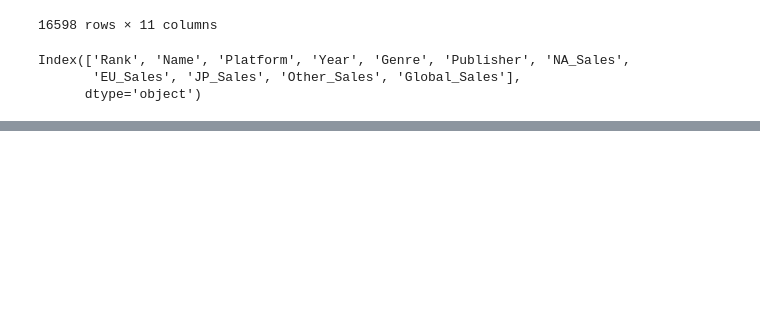
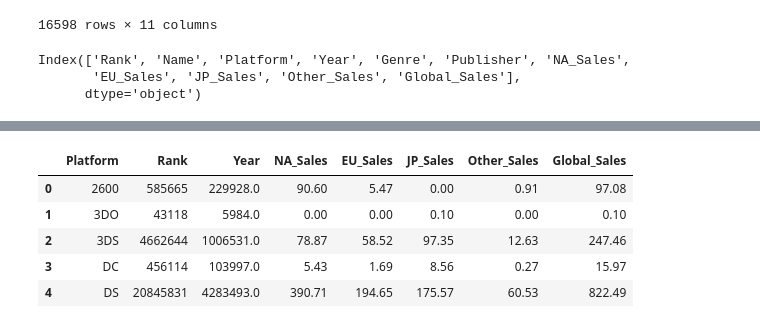
Before and after one commit to henriquecarvalho-maker/Gaming-Search, a Jupyter notebook: gaming_search.ipynb, the cells around one changed output, grey strips where cells are left out. Saved outputs shown, nothing was run; the diff lists cells and outputs as text; code cells hidden in the pictures; blank space fills up the shorter version.

```diff
--- a/gaming_search.ipynb
+++ b/gaming_search.ipynb
@@ -31,0 +98,10 @@ Index(['Rank', 'Name', 'Platform', 'Year', 'Genre', 'Publisher', 'NA_Sales',
+# %%
+data_by_platform = data.groupby(by='Platform', axis=0, as_index=False).sum(numeric_only=True)
+data_by_platform.head()
+# %% [output]
+|  | Platform | Rank | Year | NA_Sales | EU_Sales | JP_Sales | Other_Sales | Global_Sales |
+| 0 | 2600 | 585665 | 229928.0 | 90.60 | 5.47 | 0.00 | 0.91 | 97.08 |
+| 1 | 3DO | 43118 | 5984.0 | 0.00 | 0.00 | 0.10 | 0.00 | 0.10 |
+| 2 | 3DS | 4662644 | 1006531.0 | 78.87 | 58.52 | 97.35 | 12.63 | 247.46 |
+| 3 | DC | 456114 | 103997.0 | 5.43 | 1.69 | 8.56 | 0.27 | 15.97 |
+| 4 | DS | 20845831 | 4283493.0 | 390.71 | 194.65 | 175.57 | 60.53 | 822.49 |
```
Also changed, not shown: parts of 10 cells of this notebook.
